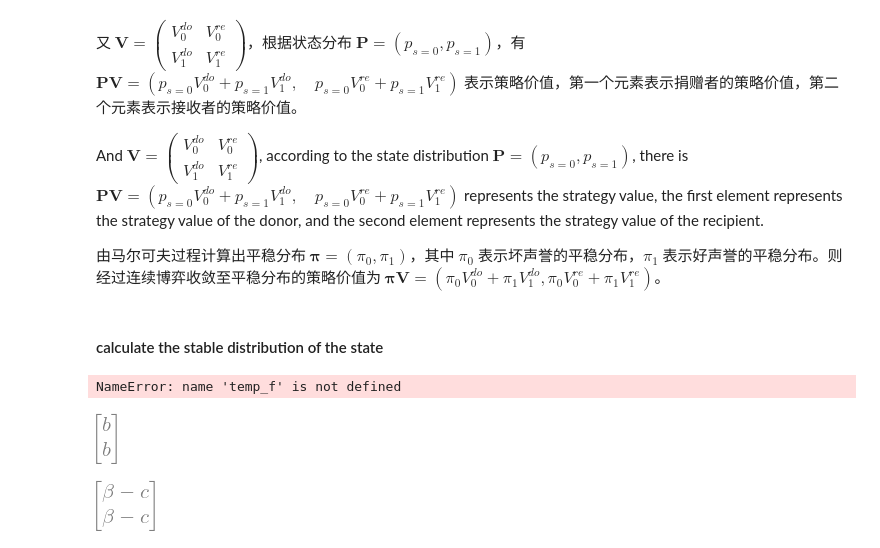
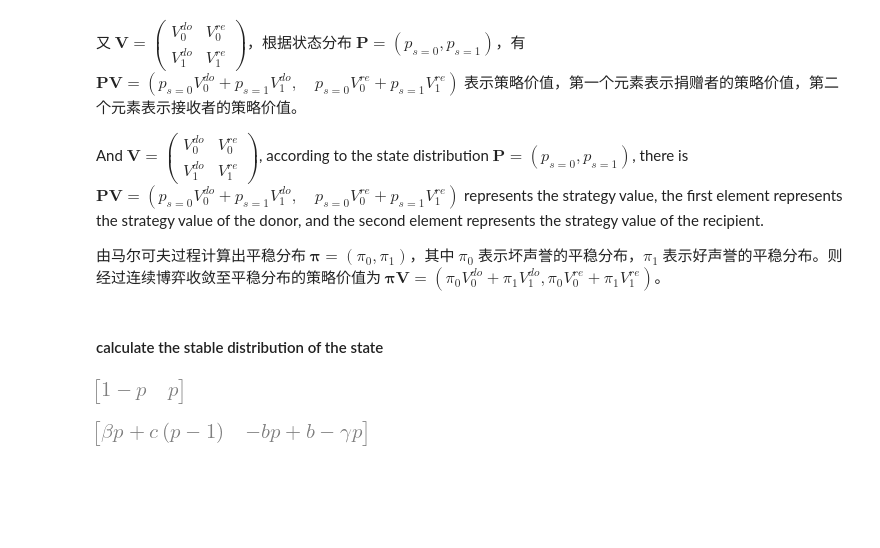
Before and after one commit to ShiWenber/reputation_effects, a Jupyter notebook: formula/game.ipynb, the cells around one changed output. Cells and saved outputs as stored; diff of their text form; code cells hidden in the pictures; blank space fills up the shorter version.

```diff
--- a/formula/game.ipynb
+++ b/formula/game.ipynb
@@ -824,29 +835,50 @@ And $ \mathbf{V} = \begin{pmatrix} V_0^{do} & V_0^{re} \\ V_1^{do} & V_1^{re} \e
 由马尔可夫过程计算出平稳分布 $ \mathbf{\pi} = (\pi_0, \pi_1) $，其中 $\pi_0$ 表示坏声誉的平稳分布，$\pi_1$ 表示好声誉的平稳分布。则经过连续博弈收敛至平稳分布的策略价值为 $ \mathbf{\pi} \mathbf{V} = (\pi_0 V_0^{do} + \pi_1 V_1^{do}, \pi_0 V_0^{re} + \pi_1 V_1^{re}) $。
 # %% [markdown]
 #### calculate the stable distribution of the state
+
+<!-- TODO: 平稳分布在所有值表可能的 -->
 # %%
 def get_stable(T:sympy.Matrix, P0:sympy.Matrix) -> sympy.Matrix:
     """ calculate the stable distribution of states
 
     Args:
         T (sympy.Matrix): one step transition matrix of states
         P0 (sympy.Matrix): initial distribution of states, example: P0 = sympy.Matrix([[p_, p]])
 
     Returns:
         sympy.Matrix: stable distribution of states
     """
     pi0 = sympy.Symbol(r"pi0")
     pi1 = sympy.Symbol(r"pi1")
     pi = sympy.Matrix([[pi0, pi1]])
     eq1 = sympy.Eq(pi * T, pi)
     eq2 = sympy.Eq(pi0 + pi1, 1)
     solution = sympy.solve([eq1, eq2], pi0, pi1)
-    # 对 solution 赋予 P0 中的值
-    solution[pi0] = P0[0, 0]
-    solution[pi1] = P0[0, 1]
-    res_pi = sympy.Matrix([[solution[pi0], solution[pi1]]])
+    try:
+        # for value table
+        # 0 1
+        # 0 0
+        # or
+        # 0 1
+        # 1 1
+        # or
+        # 0 1
+        # 1 0
+        # there must be a solution
+        res_pi = sympy.Matrix([[solution[pi0], solution[pi1]]])
+    except:
+        # but for value table
+        # 0 1
+        # 0 1
+        # there is only one solution pi0 = 1 - pi1, so the stable distribution doesn't exist and the state is always the same as the initial state
+        solution[pi0] = P0[0, 0]
+        solution[pi1] = P0[0, 1]
+        res_pi = sympy.Matrix([[solution[pi0], solution[pi1]]])
+
     return res_pi
-res = get_stable(trs['DISC', 'SR', 10][0], P0)
+get_stable(trs['NDISC', 'AR', 10][0], P0)
+# %% [output]
+[figure, added]
 # %%
 def value_stable(T:sympy.Matrix, R:sympy.Matrix, P0:sympy.Matrix):
 
@@ -867,18 +899,9 @@ def value_stable(T:sympy.Matrix, R:sympy.Matrix, P0:sympy.Matrix):
     # return gcd_value, temp_value
     v2_2 = (gcd_value*temp_value).simplify()
     v1_2 = get_stable(T, P0) * v2_2
+    v1_2 = v1_2.simplify()
     return v1_2
 
-value_stable(*trs['DISC', 'SR', 10], P0)
-import random
-# random test
-ouput_file = open("output.txt", "w")
-ouput_file.write("do_stg_name,re_stg_name,norm_no,res\n")
-times = 50
-for i in range(times):
-    random_do_stg_name = random.choice(do_stg_names)
-    random_re_stg_name = random.choice(re_stg_anmes)
-    random_norm_no = random.choice(range(16))
-    res = value_stable(*trs[random_do_stg_name, random_re_stg_name, random_norm_no], P0)
-    ouput_file.write(f"{random_do_stg_name},{random_re_stg_name},{random_norm_no},{str(res[0, 0])}:{str(res[0, 1])}\n")
-ouput_file.close()
+value_stable(*trs['NDISC', 'AR', 10], P0)
+# %% [output]
+[figure, added]
@@ -888,24 +907,0 @@ ouput_file.close()
-# %%
-# C-NR Do
-gcd, temp = temp_f({'T00': p_v, 'T01': p, 'T10': p_v + 1 / N, 'T11': p - 1 / N}, {'R0': - c, 'R1': -c})
-res = gcd * temp
-res = sympy.simplify(res)
-res
-# %% [output]
-NameError: name 'temp_f' is not defined
-# %%
-# C-NR Re
-gcd, temp = temp_f({'T00': p_v, 'T01': p, 'T10': p_v + 1 / N, 'T11': p - 1 / N}, {'R0': b, 'R1': b})
-res = gcd * temp
-res = sympy.simplify(res)
-res
-# %% [output]
-[figure, removed]
-# %%
-# C-SR Do
-gcd, temp = temp_f({'T00': p_v - 1/N, 'T01': p + 1/ N, 'T10': p_v, 'T11': p }, {'R0': beta - c, 'R1': beta - c})
-res = gcd * temp
-res = sympy.simplify(res)
-res
-# %% [output]
-[figure, removed]
```
Also changed, not shown: parts of 19 cells of this notebook, 22 other files.
